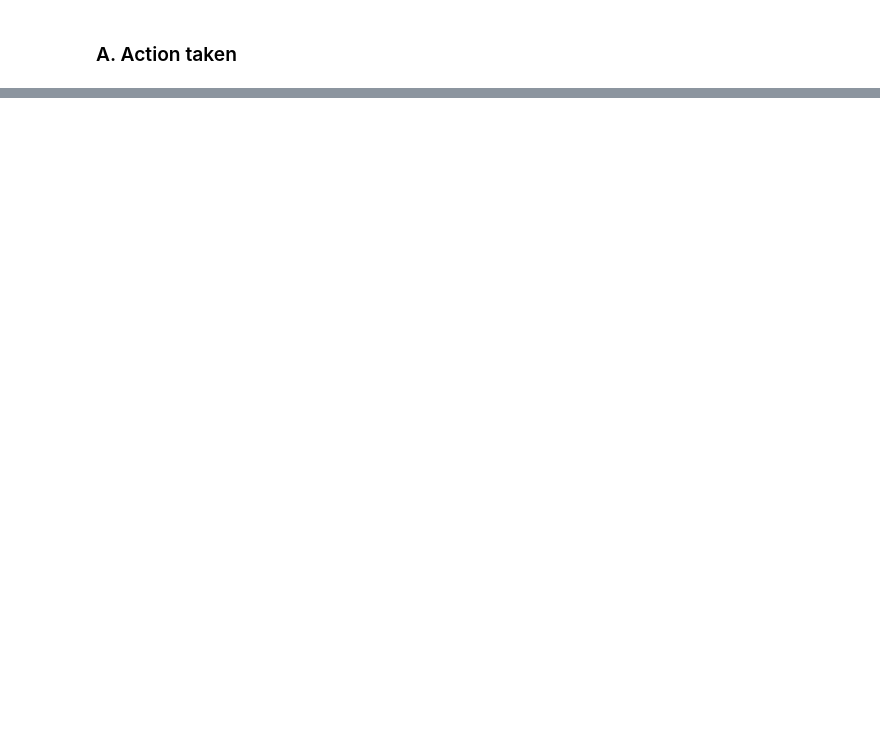
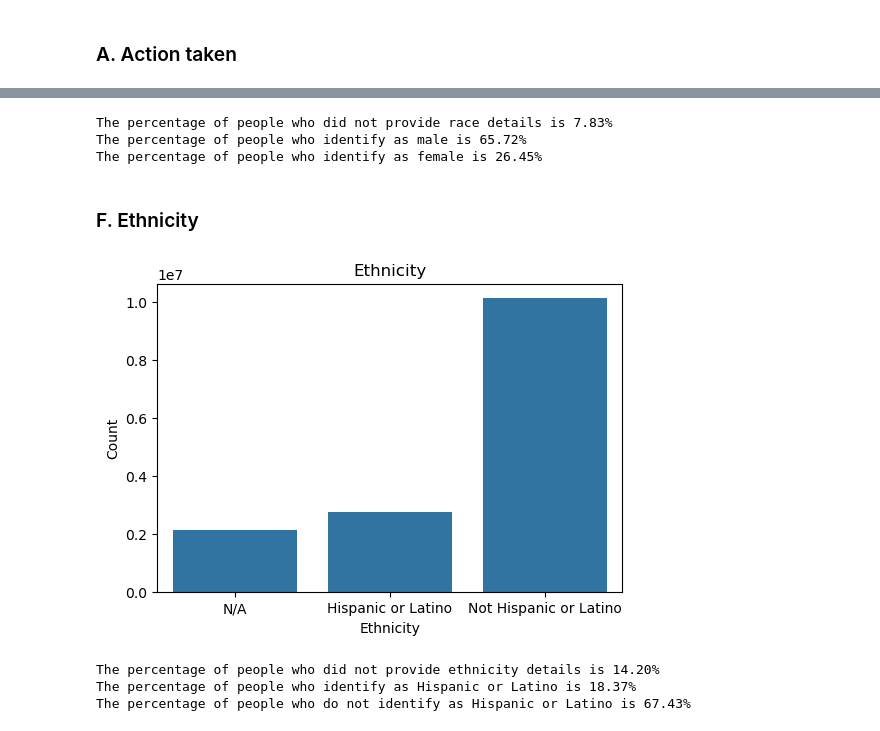
Before and after one commit to jdhilee/fairness_smoke_alarm, a Jupyter notebook: src/eda_hmda_2007_2017.ipynb, the cells around one changed output, grey strips where cells are left out. Drawn from its saved outputs; the diff is of its cells as text; code cells hidden in the pictures; blank space fills up the shorter version.

```diff
--- a/src/eda_hmda_2007_2017.ipynb
+++ b/src/eda_hmda_2007_2017.ipynb
@@ -334,0 +524,67 @@ plt.show()
+# %%
+# Count observations in each sex category
+counts_sex = hmda["sex"].value_counts().sort_index()
+
+# Calculate percentages
+percent_sex = counts_sex / counts_sex.sum() * 100
+
+# Race labels
+sex_labels = {
+    0: "did not provide sex details",
+    1: "identify as male",
+    2: "identify as female"
+}
+
+# Print results
+for code, percentage in percent_sex.items():
+    print(
+        f"The percentage of people who {sex_labels[code]} is "
+        f"{percentage:.2f}%"
+    )
+# %% [output]
+The percentage of people who did not provide race details is 7.83%
+The percentage of people who identify as male is 65.72%
+The percentage of people who identify as female is 26.45%
+# %% [markdown]
+### F. Ethnicity
+# %%
+# View the ethnicity categories
+
+plt.figure(figsize=(6, 4))
+
+ax = sns.countplot(data = hmda, x = 'ethnicity')
+
+ax.set_xticks([0, 1, 2])  # positions of the bars
+ax.set_xticklabels(['N/A', 'Hispanic or Latino', 'Not Hispanic or Latino'])
+
+plt.title('Ethnicity')
+plt.xlabel('Ethnicity')
+plt.ylabel('Count')
+
+plt.show()
+# %% [output]
+[figure, added]
+# %%
+# Count observations in each ethnicity category
+counts_ethnicity = hmda["ethnicity"].value_counts().sort_index()
+
+# Calculate percentages
+percent_ethnicity = counts_ethnicity / counts_ethnicity.sum() * 100
+
+# Race labels
+ethnicity_labels = {
+    0: "did not provide ethnicity details",
+    1: "identify as Hispanic or Latino",
+    2: "do not identify as Hispanic or Latino"
+}
+
+# Print results
+for code, percentage in percent_ethnicity.items():
+    print(
+        f"The percentage of people who {ethnicity_labels[code]} is "
+        f"{percentage:.2f}%"
+    )
+# %% [output]
+The percentage of people who did not provide ethnicity details is 14.20%
+The percentage of people who identify as Hispanic or Latino is 18.37%
+The percentage of people who do not identify as Hispanic or Latino is 67.43%
```
Also changed, not shown: parts of 19 cells of this notebook.
